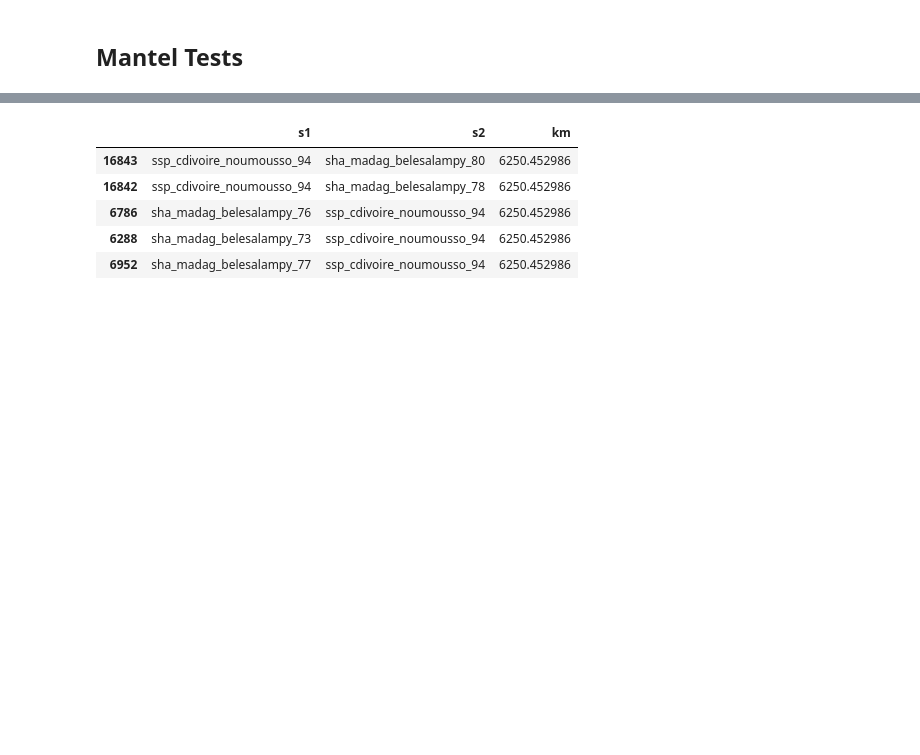
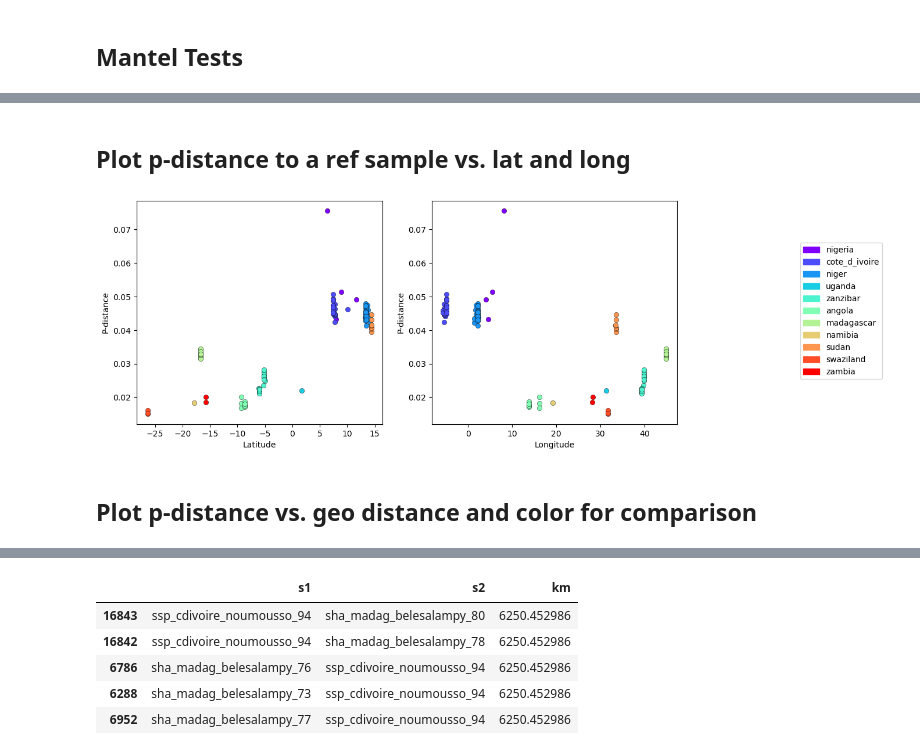
Before and after one commit to nealplatt/sch_hae_scan, a Jupyter notebook: code/17-clines.ipynb, the cells around one changed output, grey strips where cells are left out. Saved outputs shown, nothing was run; the diff lists cells and outputs as text; code cells hidden in the pictures; blank space fills up the shorter version.

```diff
--- a/code/17-clines.ipynb
+++ b/code/17-clines.ipynb
@@ -916,0 +369,53 @@ for s1 in tqdm(sh_cline_df["sample_name"]):
+# %% [markdown]
+## Plot p-distance to a ref sample vs. lat and long
+# %%
+sh_samples = np.concatenate((sh_se_samples, sh_nw_samples))
+countries=info_df.loc[info_df["sample_name"].isin(sh_samples), "country"].unique()
+colors = cm.rainbow(np.linspace(0, 1, len(countries)))
+country_colors = dict(zip(countries, colors))
+# %%
+g = gen_df.iloc[sh_idx, sh_idx]
+k = km_df.iloc[sh_idx, sh_idx]
+
+ref_sample = "ssp_zambia_kafue_71"
+ref_sample=info_df.iloc[info_df["lat"].astype(float).idxmin()]["sample_name"]
+
+# Create a figure with two subplots side by side
+fig, (ax1, ax2) = plt.subplots(1, 2, figsize=(12, 5))
+
+# Scatter plot for Latitude
+for sample, p_distance in g[ref_sample].items():
+    if sample != ref_sample:
+        country = info_df.loc[info_df["sample_name"] == sample, "country"].item()
+        latitude = info_df.loc[info_df["sample_name"] == sample, "lat"].item()
+        ax1.scatter(latitude, p_distance, color=country_colors[country], edgecolors="black", linewidth=0.3)
+ax1.set_xlabel("Latitude")
+ax1.set_ylabel("P-distance")
+
+# Scatter plot for Longitude
+for sample, p_distance in g[ref_sample].items():
+    if sample != ref_sample:
+        longitude = info_df.loc[info_df["sample_name"] == sample, "lon"].item()
+        country = info_df.loc[info_df["sample_name"] == sample, "country"].item()
+        ax2.scatter(longitude, p_distance, color=country_colors[country], edgecolors="black", linewidth=0.3)
+ax2.set_xlabel("Longitude")
+ax2.set_ylabel("P-distance")
+
+# Create a custom legend for the entire figure
+legend_handles = [mpatches.Patch(color=country_colors[country], label=country) for country in countries]
+
+# Positioning the legend can be done using bbox_to_anchor.
+# Here, I'm placing it outside the second subplot to the right.
+fig.legend(handles=legend_handles, loc='center right', bbox_to_anchor=(1.2, 0.5))
+
+
+# Display the figure
+plt.savefig("p-distance_lat_lon_gradient.png", dpi=600, bbox_inches='tight')
+plt.savefig("p-distance_lat_lon_gradient.svg", bbox_inches='tight')
+
+
+plt.show()
+# %% [output]
+[figure, added]
+# %% [markdown]
+## Plot p-distance vs. geo distance and color for comparison
```
Also changed, not shown: parts of 101 cells of this notebook, 1 other file.
